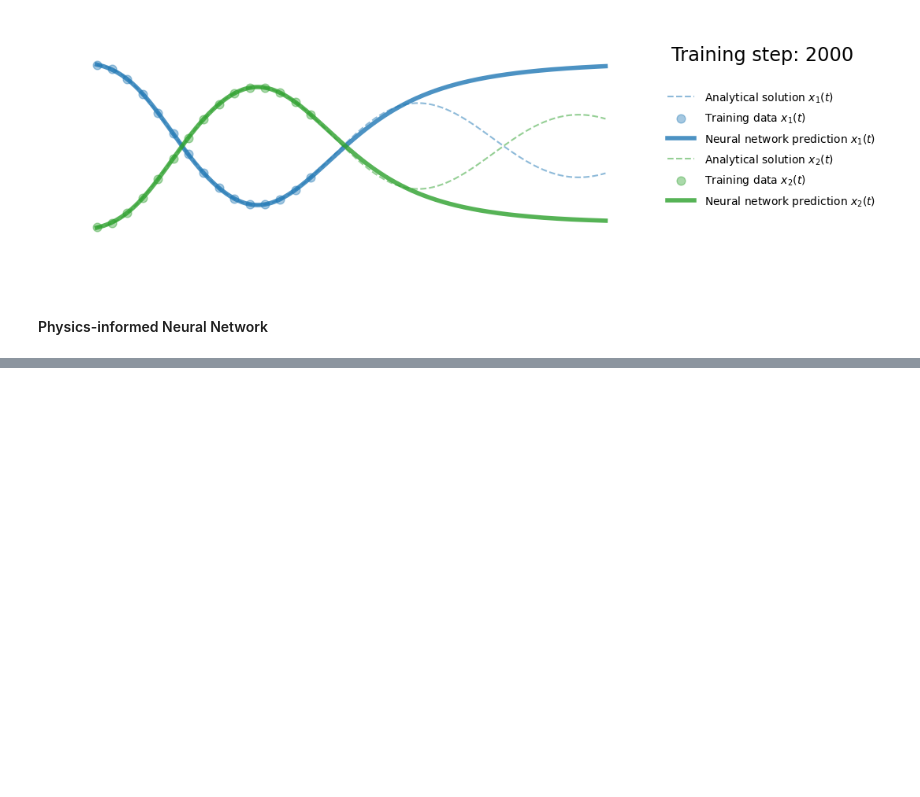
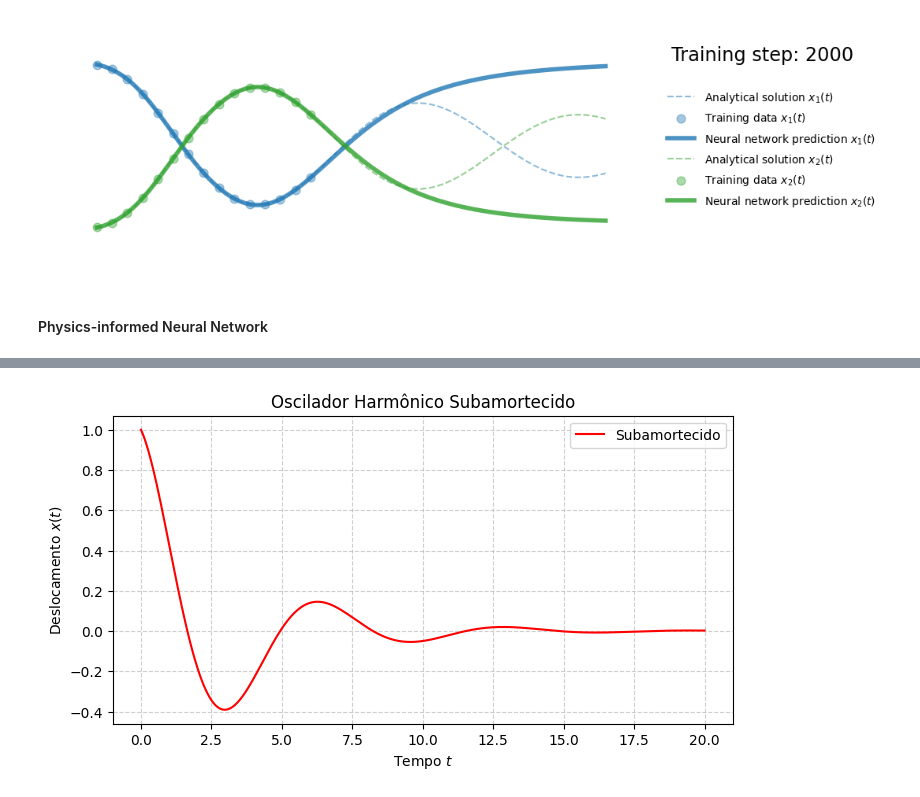
Before and after one commit to FabioDionysio/PINNs, a Jupyter notebook: src/03.Harmonic-oscillator/02.Harmonic-oscillator-2D-Linear.ipynb, the cells around one changed output, grey strips where cells are left out. Cells and saved outputs as stored; diff of their text form; code cells hidden in the pictures; blank space fills up the shorter version.

```diff
--- a/src/03.Harmonic-oscillator/02.Harmonic-oscillator-2D-Linear.ipynb
+++ b/src/03.Harmonic-oscillator/02.Harmonic-oscillator-2D-Linear.ipynb
@@ -151,0 +199,23 @@ for i in range(50000):
+# %%
+import numpy as np
+import matplotlib.pyplot as plt
+
+# Tempo
+t = np.linspace(0, 20, 400)
+
+# Subamortecido
+gamma = 0.3
+omega_d = np.sqrt(1 - gamma**2)
+x_sub = np.exp(-gamma * t) * np.cos(omega_d * t)
+
+plt.figure(figsize=(8, 4))
+plt.plot(t, x_sub, label="Subamortecido", color="red")
+plt.xlabel("Tempo $t$")
+plt.ylabel("Deslocamento $x(t)$")
+plt.title("Oscilador Harmônico Subamortecido")
+plt.grid(True, linestyle="--", alpha=0.6)
+plt.legend()
+plt.savefig("oscilador_subamortecido.png")
+plt.show()
+# %% [output]
+[figure, added]
```
Also changed, not shown: parts of 4 cells of this notebook, 9 other files.
